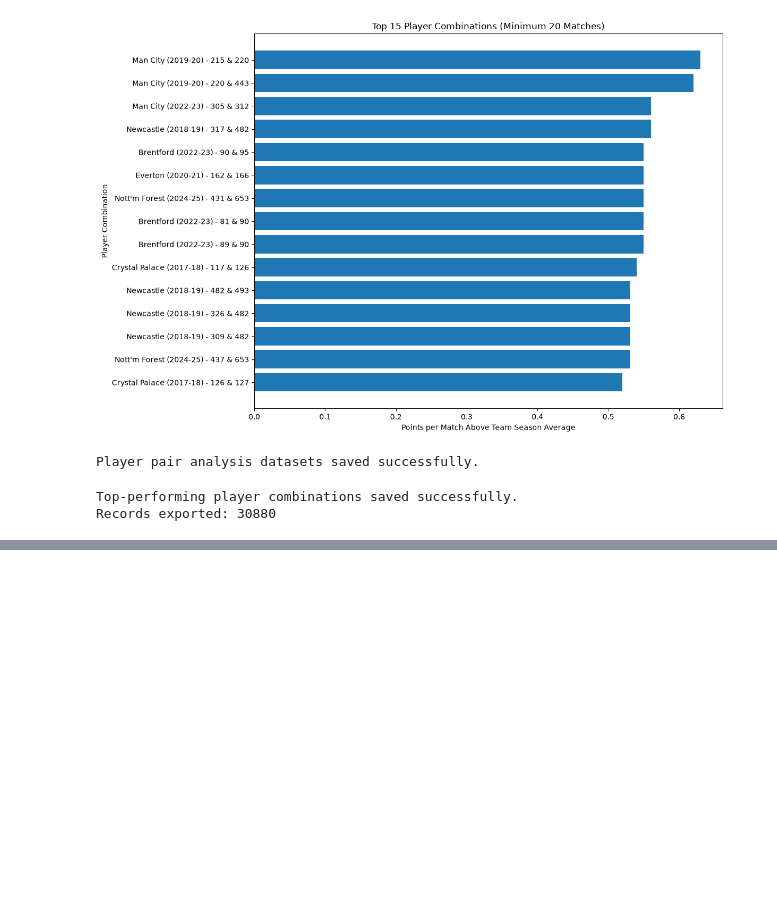
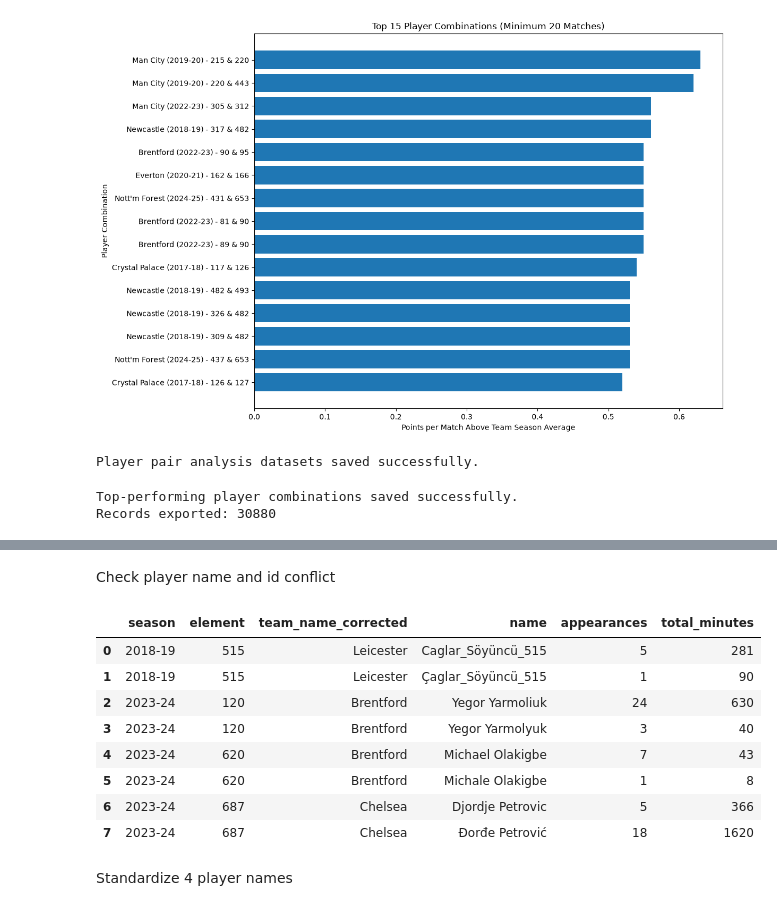
Before and after one commit to clellandjw/CMPT491_1, a Jupyter notebook: 491_2/combined_4.ipynb, the cells around one changed output, grey strips where cells are left out. Drawn from its saved outputs; the diff is of its cells as text; code cells hidden in the pictures; blank space fills up the shorter version.

```diff
--- a/491_2/combined_4.ipynb
+++ b/491_2/combined_4.ipynb
@@ -794,0 +853,18 @@ Records exported: 30880
+# %%
+player_id_check = (
+    players.groupby(["season", "element"])["name"]
+    .nunique()
+    .reset_index(name="name_count")
+)
+
+conflicting_ids = player_id_check[
+    player_id_check["name_count"] > 1
+]
+
+print("Unique season/player ID combinations:",
+      len(player_id_check))
+
+print("IDs associated with multiple names:",
+      len(conflicting_ids))
+
+display(conflicting_ids.head(10))
@@ -794,0 +879,34 @@ Records exported: 30880
+# %% [markdown]
+Check player name and id conflict
+# %%
+conflict_details = players.merge(
+    conflicting_ids[["season", "element"]],
+    on=["season", "element"],
+    how="inner"
+)
+
+conflict_summary = (
+    conflict_details.groupby(
+        ["season", "element", "team_name_corrected", "name"]
+    )
+    .agg(
+        appearances=("fixture", "nunique"),
+        total_minutes=("minutes", "sum")
+    )
+    .reset_index()
+    .sort_values(["season", "element", "name"])
+)
+
+display(conflict_summary)
+# %% [output]
+|  | season | element | team_name_corrected | name | appearances | total_minutes |
+| 0 | 2018-19 | 515 | Leicester | Caglar_Söyüncü_515 | 5 | 281 |
+| 1 | 2018-19 | 515 | Leicester | Çaglar_Söyüncü_515 | 1 | 90 |
+| 2 | 2023-24 | 120 | Brentford | Yegor Yarmoliuk | 24 | 630 |
+| 3 | 2023-24 | 120 | Brentford | Yegor Yarmolyuk | 3 | 40 |
+| 4 | 2023-24 | 620 | Brentford | Michael Olakigbe | 7 | 43 |
+| 5 | 2023-24 | 620 | Brentford | Michale Olakigbe | 1 | 8 |
+| 6 | 2023-24 | 687 | Chelsea | Djordje Petrovic | 5 | 366 |
+| 7 | 2023-24 | 687 | Chelsea | Đorđe Petrović | 18 | 1620 |
+# %% [markdown]
+Standardize 4 player names
```
Also changed, not shown: parts of 15 cells of this notebook, 9 other files.
